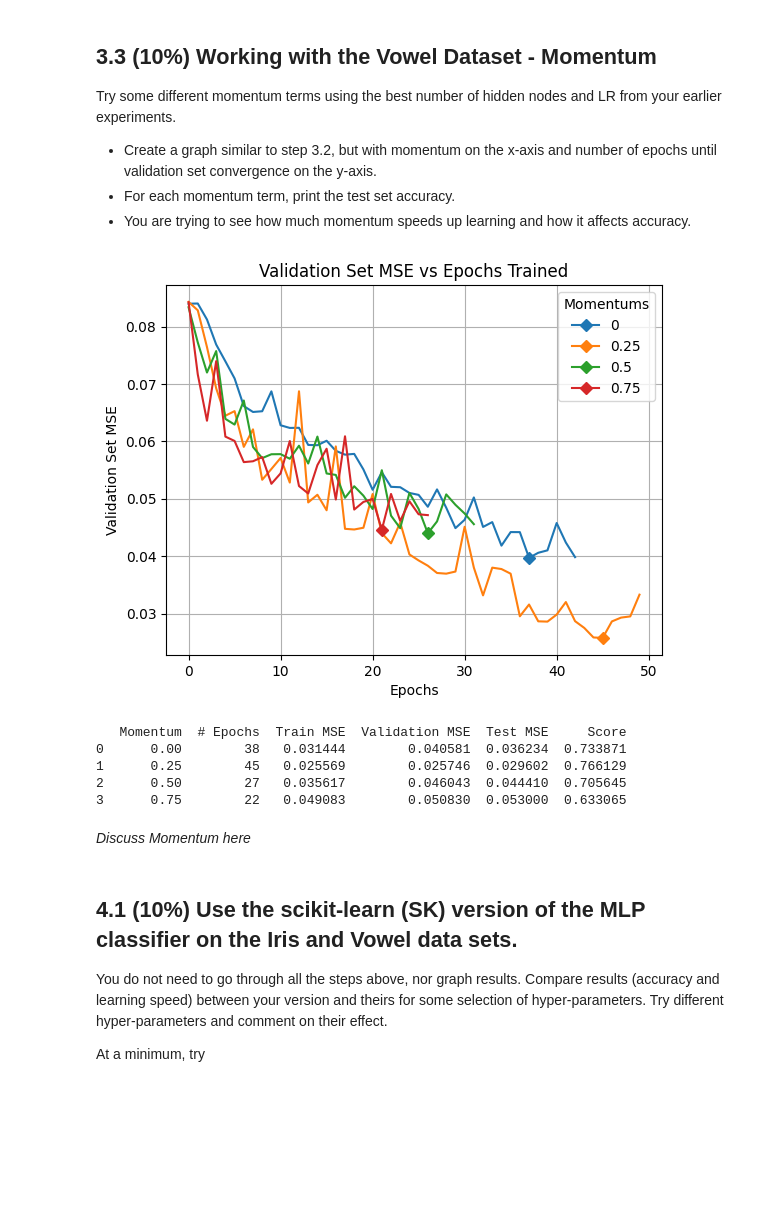
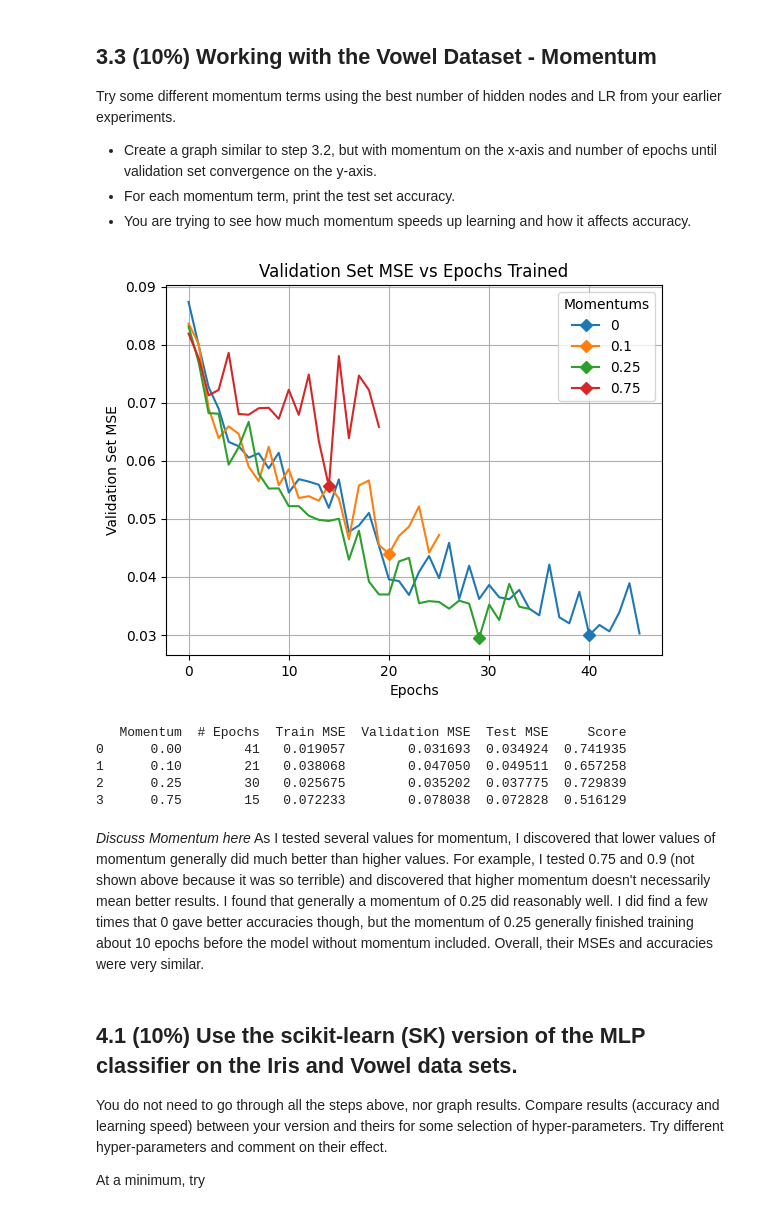
Before and after one commit to maclaurin36/CS472, a Jupyter notebook: old/lab_2_backprop.ipynb, the cells around one changed output. Cells and saved outputs as stored; diff of their text form; code cells hidden in the pictures; blank space fills up the shorter version.

Commit message:
Finished more discussion. Just final discussion left and extra credit if I want to

```diff
--- a/old/lab_2_backprop.ipynb
+++ b/old/lab_2_backprop.ipynb
@@ -688,7 +690,6 @@ If you would like you may average the results of multiple initial conditions (e.
 
 <img src=https://raw.githubusercontent.com/cs472ta/CS472/master/images/backpropagation/backprop_val_set_MSE_vs_epochs.png width=500 height=500  align="left">
 # %%
-# Train on each dataset
 def get_lr_table(table_mlps):
     # LR, # epochs, final MSE for each set
     lr = []
@@ -706,16 +707,14 @@ def get_lr_table(table_mlps):
     print(df)
 
 
-#Test code here
 vowel_data = np.array(load_data(r"https://raw.githubusercontent.com/cs472ta/CS472/master/datasets/vowel.arff"))
 vowel_y = vowel_data[:,-1, None]
-vowel_X = vowel_data[:,3:-1]
 vowel_enc = OneHotEncoder()
+fm = vowel_enc.fit_transform(vowel_data[:,2, None]).toarray()
+vowel_X = np.concatenate((fm, vowel_data[:,3:-1]),axis=1)
+
 vowel_y_hot = vowel_enc.fit_transform(vowel_y).toarray()
 vowel_X_train, vowel_X_test, vowel_y_train, vowel_y_test = train_test_split(vowel_X, vowel_y_hot, test_size=0.25)
-
-# Train on binary debug data
-
 
 lrs=[3, 1, .5, .1] # Choose some good learning rates
 # Some learning rates may go on for many epochs, you can stop them early
@@ -726,6 +725,8 @@ for i, lr in enumerate(lrs):
     vowel_mlp.validation_mse_by_epoch[-5] -= 0.001
     plt.plot(vowel_mlp.validation_mse_by_epoch, '-D', markevery=[np.argmin(vowel_mlp.validation_mse_by_epoch)], label=lr)
     mlps.append(vowel_mlp)
+    print(f"lr: {lr}, Baseline accuracies: {vowel_mlp.score(vowel_X, vowel_y_hot)}, Test accuracies: {vowel_mlp.score(vowel_X_test, vowel_y_test)}")
+
 
 plt.legend(title="Learning Rate", loc="upper right")
 plt.xlabel('Epochs')
@@ -791,7 +809,7 @@ def get_hidden_node_table(table_mlps):
 hidden_nodes=[1,2,4,8,16,32,64,128]
 mlps = []
 for num_nodes in hidden_nodes:
-    vowel_mlp = MLP(one_hot=True,shuffle=True,epochs_wo_improvement=5, lr=0.5, hidden_layer_widths=[num_nodes])
+    vowel_mlp = MLP(one_hot=True,shuffle=True,epochs_wo_improvement=5, lr=1, hidden_layer_widths=[num_nodes])
     vowel_mlp.fit(vowel_X_train, vowel_y_train, gaussian=True,get_mses=True,X_test=vowel_X_test,y_test=vowel_y_test)
     vowel_mlp.validation_mse_by_epoch[-5] -= 0.001
     plt.plot(vowel_mlp.validation_mse_by_epoch, '-D', markevery=[np.argmin(vowel_mlp.validation_mse_by_epoch)], label=num_nodes)
@@ -835,43 +860,44 @@ def get_momentum_table(table_mlps):
     test_mse = []
     val_mse = []
     scores = []
 
     for mlp in table_mlps:
         momentums.append(mlp.momentum)
         num_epochs.append(mlp.bssf_epochs)
         train_mse.append(mlp.training_mse_by_epoch[-5])
         test_mse.append(mlp.testing_mse_by_epoch[-5])
         val_mse.append(mlp.validation_mse_by_epoch[-5])
         scores.append(mlp.score(vowel_X_test, vowel_y_test))
     df = pd.DataFrame({'Momentum':momentums,'# Epochs':num_epochs,'Train MSE':train_mse,'Validation MSE':val_mse,'Test MSE':test_mse,'Score':scores})
     print(df)
 
-momentums=[0, 0.25, 0.5, 0.75]
+momentums=[0, 0.1, 0.25, 0.75]
 mlps = []
 for cur_momentum in momentums:
-    vowel_mlp = MLP(one_hot=True,shuffle=True,epochs_wo_improvement=5, lr=0.5, hidden_layer_widths=[64], momentum=cur_momentum)
+    vowel_mlp = MLP(one_hot=True,shuffle=True,epochs_wo_improvement=5, lr=1, hidden_layer_widths=[64], momentum=cur_momentum)
     vowel_mlp.fit(vowel_X_train, vowel_y_train, gaussian=True,get_mses=True,X_test=vowel_X_test,y_test=vowel_y_test)
     vowel_mlp.validation_mse_by_epoch[-5] -= 0.001
     plt.plot(vowel_mlp.validation_mse_by_epoch, '-D', markevery=[np.argmin(vowel_mlp.validation_mse_by_epoch)], label=cur_momentum)
     mlps.append(vowel_mlp)
 
 plt.legend(title="Momentums", loc="upper right")
 plt.xlabel('Epochs')
 plt.ylabel('Validation Set MSE')
 plt.title("Validation Set MSE vs Epochs Trained")
 plt.grid()
 plt.show()
 
 get_momentum_table(mlps)
 # %% [output]
-[figure, old version]
+[figure, new version]
    Momentum  # Epochs  Train MSE  Validation MSE  Test MSE     Score
-0      0.00        38   0.031444        0.040581  0.036234  0.733871
-1      0.25        45   0.025569        0.025746  0.029602  0.766129
-2      0.50        27   0.035617        0.046043  0.044410  0.705645
-3      0.75        22   0.049083        0.050830  0.053000  0.633065
+0      0.00        41   0.019057        0.031693  0.034924  0.741935
+1      0.10        21   0.038068        0.047050  0.049511  0.657258
+2      0.25        30   0.025675        0.035202  0.037775  0.729839
+3      0.75        15   0.072233        0.078038  0.072828  0.516129
-# %% [markdown]
-*Discuss Momentum here*
+# %% [markdown]
+*Discuss Momentum here*
+As I tested several values for momentum, I discovered that lower values of momentum generally did much better than higher values. For example, I tested 0.75 and 0.9 (not shown above because it was so terrible) and discovered that higher momentum doesn't necessarily mean better results. I found that generally a momentum of 0.25 did reasonably well. I did find a few times that 0 gave better accuracies though, but the momentum of 0.25 generally finished training about 10 epochs before the model without momentum included. Overall, their MSEs and accuracies were very similar.
 # %% [markdown]
 ## 4.1 (10%) Use the scikit-learn (SK) version of the MLP classifier on the Iris and Vowel data sets.
 
```
Also changed, not shown: parts of 7 cells of this notebook.
